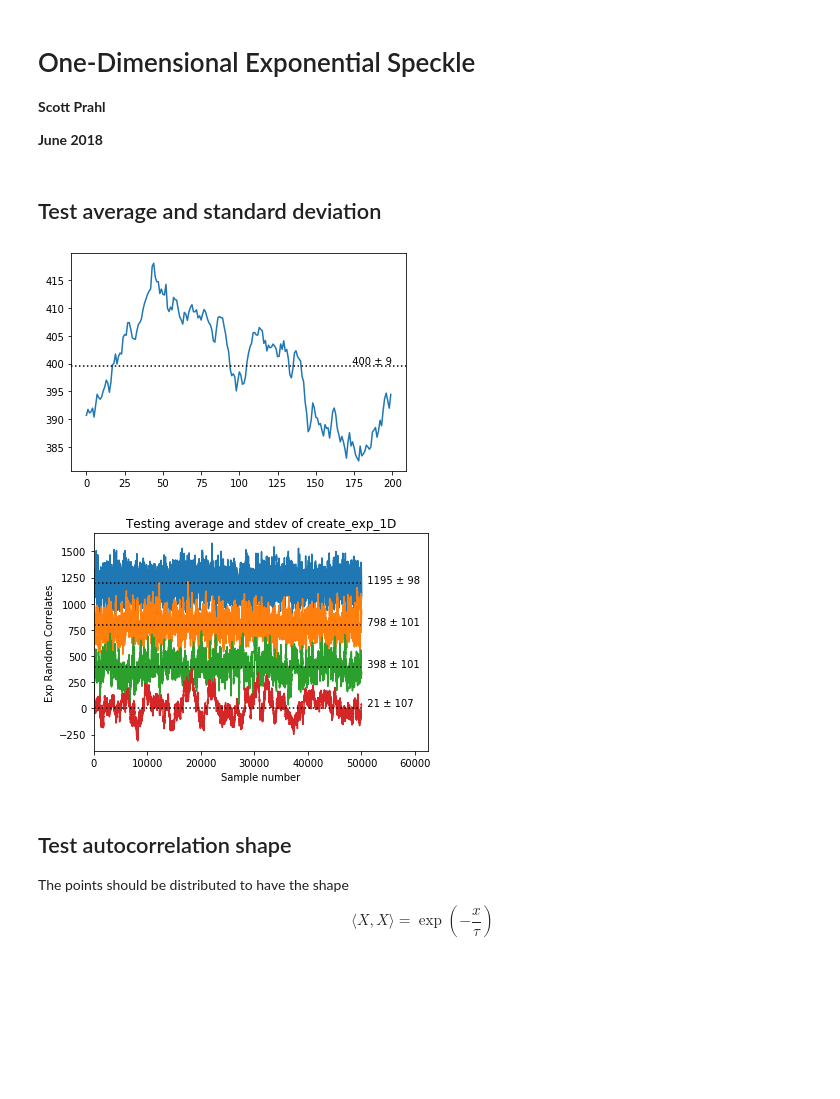
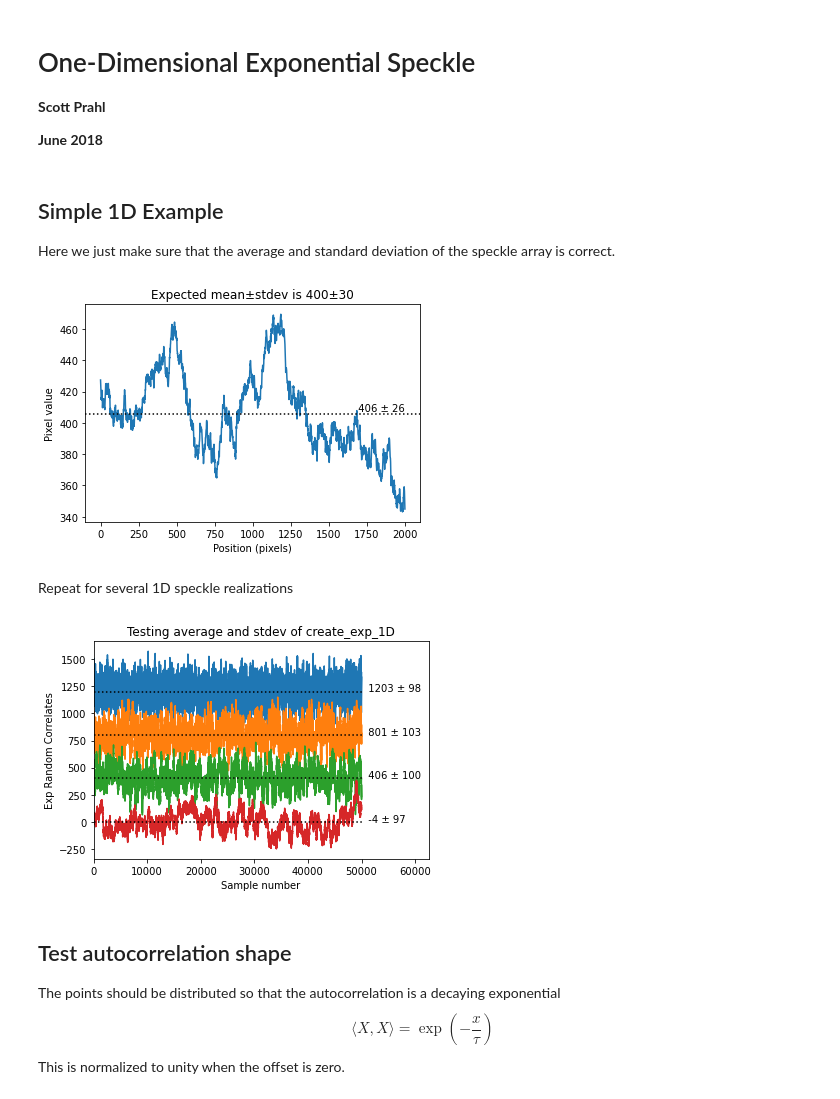
Before and after one commit to scottprahl/pyspeckle, a Jupyter notebook: docs/0-One-Dim-Speckle-Basics.ipynb, the cells around one changed output. Cells and saved outputs as stored; diff of their text form; code cells hidden in the pictures; blank space fills up the shorter version.

```diff
--- a/docs/0-One-Dim-Speckle-Basics.ipynb
+++ b/docs/0-One-Dim-Speckle-Basics.ipynb
@@ -33,29 +34,33 @@ def autocorr(x):
     mx = np.max(result)
     middle = len(result)//2
     return result[middle:]/mx
-# %% [markdown]
-## Test average and standard deviation
+# %% [markdown]
+## Simple 1D Example
+
+Here we just make sure that the average and standard deviation of the speckle array is correct.
 # %%
-M=200
-x=np.linspace(0,M-1,M)
-
-stdev = 10
+M=2000
+stdev = 30
 avg   = 400
-tau   = 100
+tau   = 300
 y = pyspeckle.create_exp_1D(M,avg,stdev,tau)
 
 ave = np.mean(y)
 std = np.sqrt(np.var(y))
 
-plt.plot(x,y)
+plt.plot(y)
 plt.axhline(ave, ls=':', color='black')
 plt.text(M, ave, "  %.0f ± %.0f"%(ave,std), ha='right', va='bottom')
+plt.title("Expected mean±stdev is %.0f±%0.f" % (avg,stdev))
+plt.xlabel('Position (pixels)')
+plt.ylabel('Pixel value')
 plt.show()
 # %% [output]
-[figure, old version]
+[figure, new version]
+# %% [markdown]
+Repeat for several 1D speckle realizations
 # %%
 M=50000
-x=np.linspace(0,M-1,M)
 stdev=100
 
 avg=1200
@@ -79,7 +84,7 @@ y = pyspeckle.create_exp_1D(M,avg,stdev,100)
 ave = np.mean(y)
 std = np.sqrt(np.var(y))
 plt.annotate("  %.0f ± %.0f"%(ave,std),xy=(M,ave))
-plt.plot(x,y)
+plt.plot(y)
 plt.plot([0,M],[avg,avg],':k')
 
 avg=0
@@ -96,12 +101,13 @@ plt.xlabel('Sample number')
 plt.ylabel('Exp Random Correlates')
 plt.show()
 # %% [output]
-[figure, old version]
+[figure, new version]
 # %% [markdown]
 ## Test autocorrelation shape
 
-The points should be distributed to have the shape
+The points should be distributed so that the autocorrelation is a decaying exponential
 $$
 \langle X,X\rangle = \exp\left(-\frac{x}{\tau}\right)
 $$
+This is normalized to unity when the offset is zero.
 # %%
```
Also changed, not shown: parts of 5 cells of this notebook, 2 other files.
